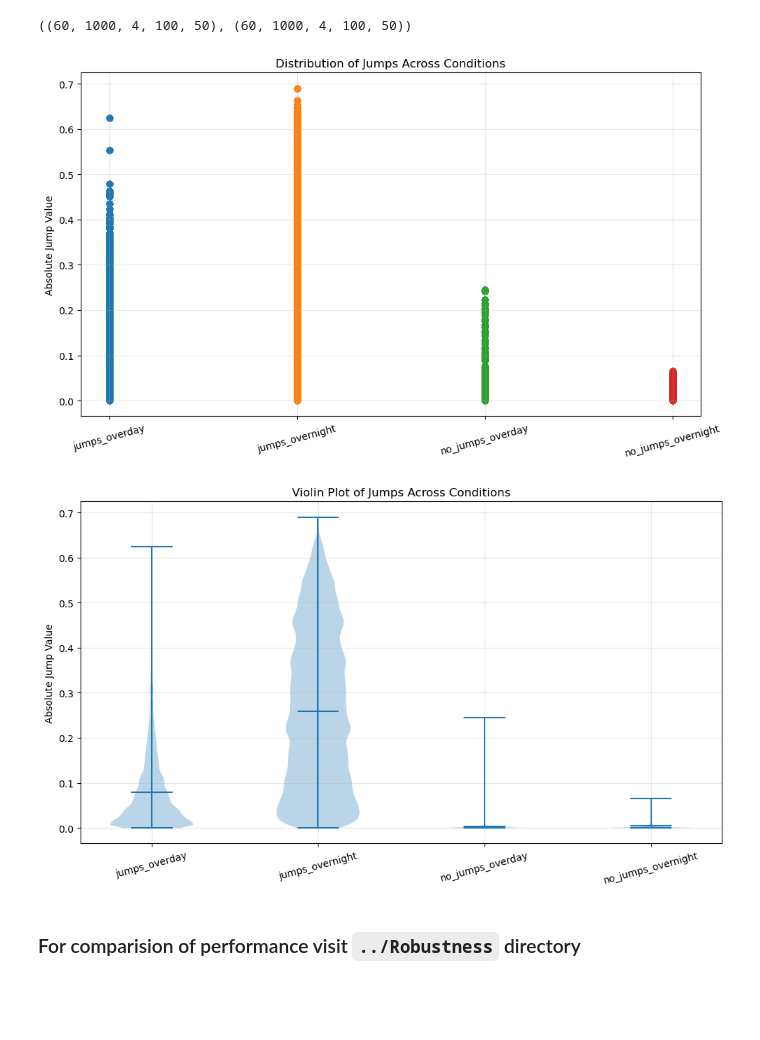
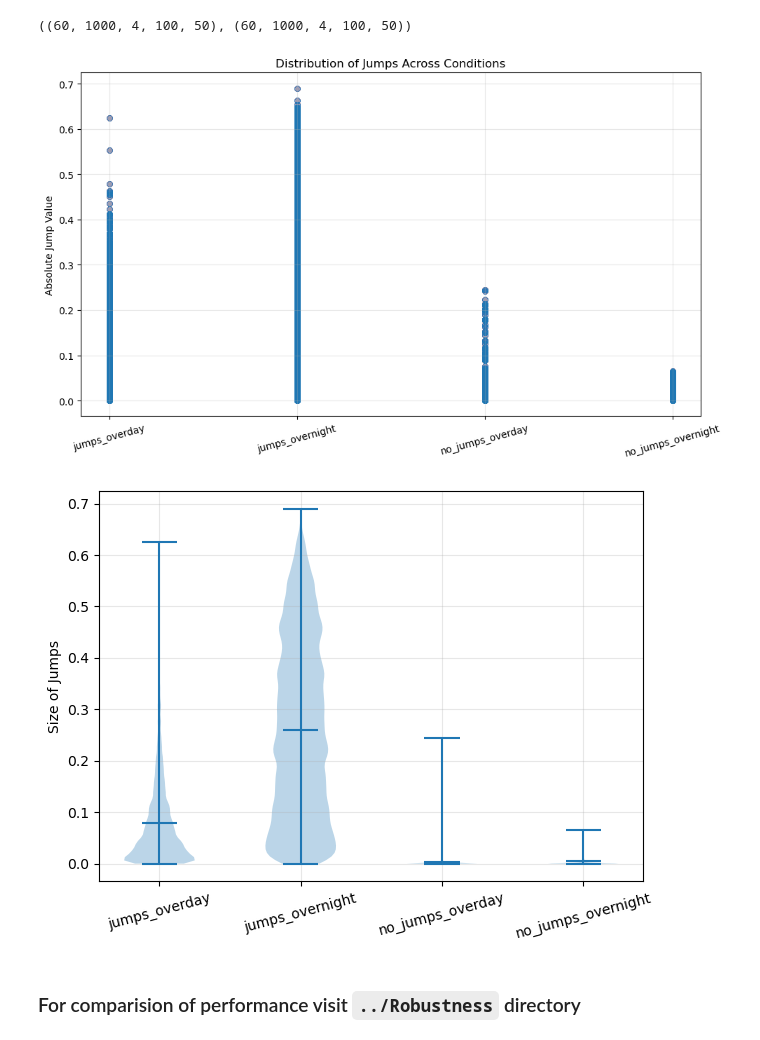
Before and after one commit to AtharvSuryawanshi/Dual_Pathway_RL_songbird, a Jupyter notebook: Model/Figure_4.ipynb, the cells around one changed output. Cells and saved outputs as stored; diff of their text form; code cells hidden in the pictures; blank space fills up the shorter version.

Commit message:
jumps violin plots

```diff
--- a/Model/Figure_4.ipynb
+++ b/Model/Figure_4.ipynb
@@ -410,7 +410,7 @@ plt.figure(figsize=(10,6))
 
 for i, (arr, label) in enumerate(zip(arrays, labels)):
     x_vals = np.full_like(arr, i, dtype=float)  # put all points for this array at x=i
-    plt.scatter(x_vals, arr, alpha=0.1, label=label)
+    plt.scatter(x_vals, arr, alpha=0.002, color = 'C0', label=label)
 
 plt.xticks(range(len(labels)), labels, rotation=15)
 plt.ylabel("Absolute Jump Value")
@@ -419,29 +419,32 @@ plt.grid(alpha=0.3)
 plt.tight_layout()
 plt.show()
 # %% [output]
-[figure, old version]
+[figure, new version]
 # %%
 import matplotlib.pyplot as plt
 import numpy as np
+import seaborn as sns
 
 arrays = [
     np.ravel(jumps_overday),
     np.ravel(jumps_overnight),
     np.ravel(no_jumps_overday),
     np.ravel(no_jumps_overnight)
 ]
 labels = ['jumps_overday', 'jumps_overnight', 'no_jumps_overday', 'no_jumps_overnight']
 
-plt.figure(figsize=(10,6))
+plt.figure()
 plt.violinplot(arrays, showmeans=True, showextrema=True)
 
 plt.xticks(range(1, len(labels)+1), labels, rotation=15)
-plt.ylabel("Absolute Jump Value")
-plt.title("Violin Plot of Jumps Across Conditions")
+plt.ylabel("Size of Jumps")
+# plt.title("Violin Plot of Jumps Across Conditions")
 plt.grid(alpha=0.3)
+
+
 plt.tight_layout()
 plt.show()
 # %% [output]
-[figure, old version]
+[figure, new version]
 # %% [markdown]
 ### For comparision of performance visit `../Robustness` directory
```
